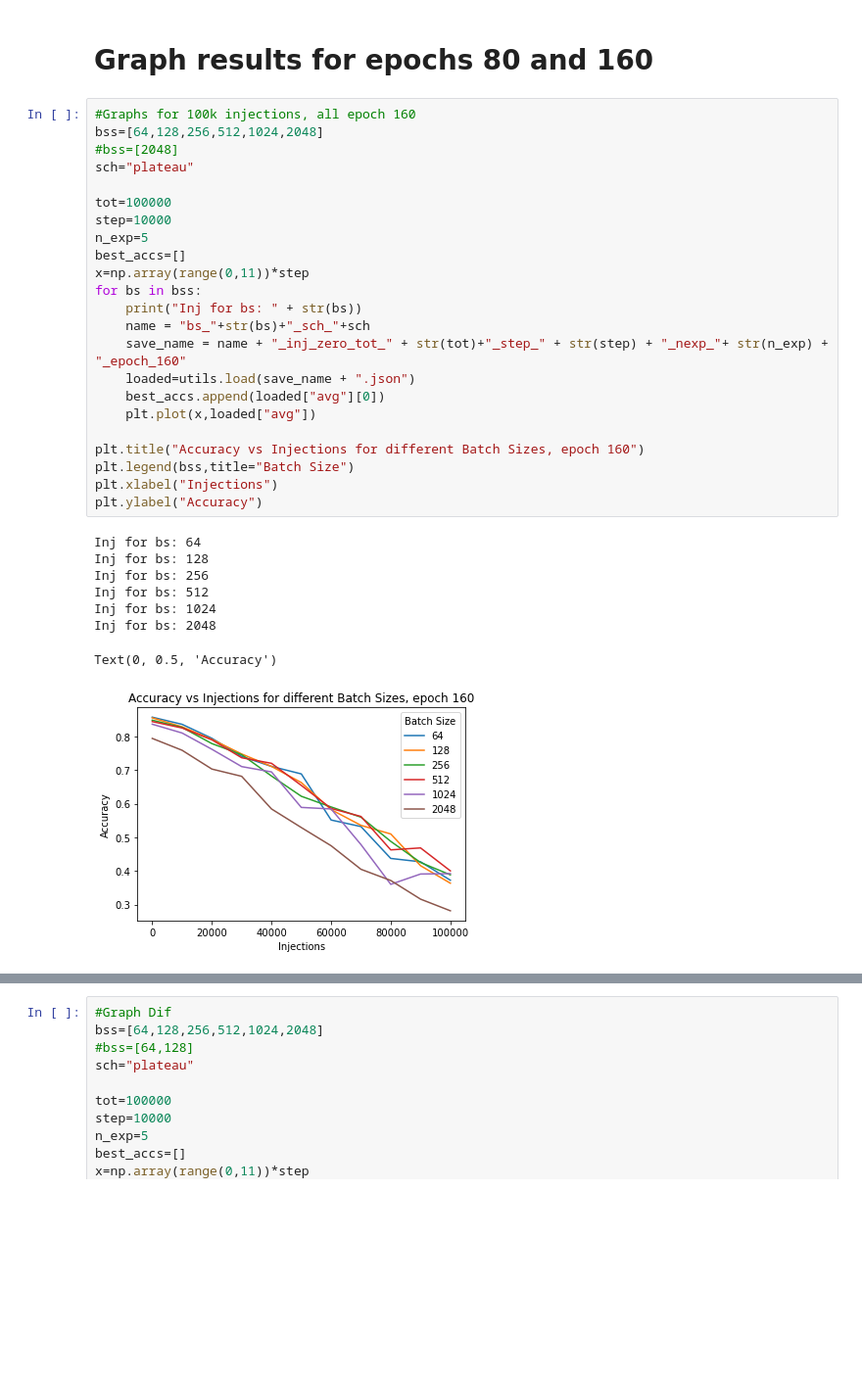
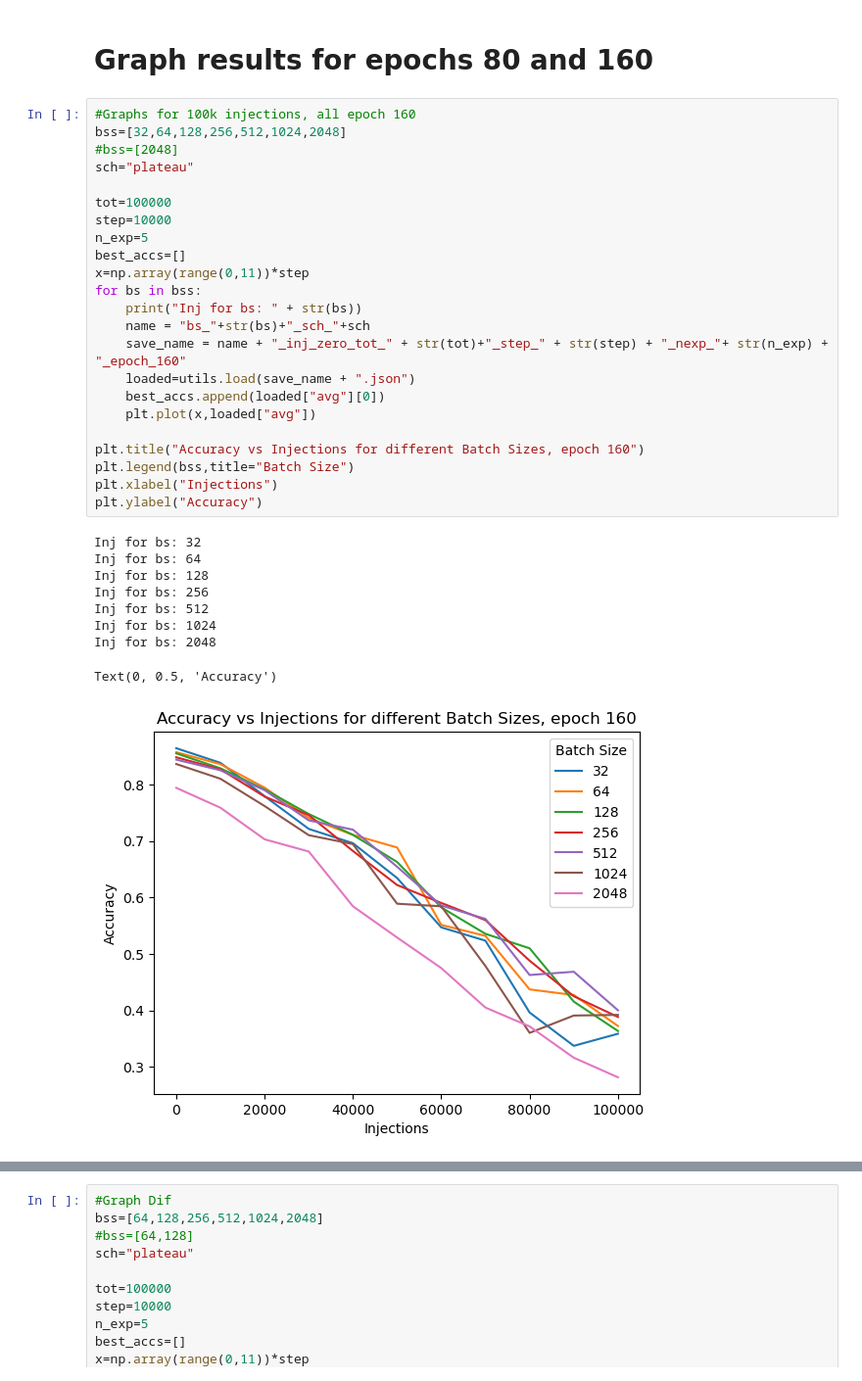
Before and after one commit to ceronvgabriel/MSc_Thesis_v2, a Jupyter notebook: weight_inj_zero.ipynb, the cells around one changed output, grey strips where cells are left out. Shown: that part at 98% size. Cells and saved outputs as stored; diff of their text form; blank space fills up the shorter version.

Commit message:
after adam, graphing weight stats

```diff
--- a/weight_inj_zero.ipynb
+++ b/weight_inj_zero.ipynb
@@ -624,35 +618,36 @@ test_acc_of_best
 # Graph results for epochs 80 and 160
 # %%
 #Graphs for 100k injections, all epoch 160
-bss=[64,128,256,512,1024,2048]
+bss=[32,64,128,256,512,1024,2048]
 #bss=[2048]
 sch="plateau"
 
 tot=100000
 step=10000
 n_exp=5
 best_accs=[]
 x=np.array(range(0,11))*step
 for bs in bss:
     print("Inj for bs: " + str(bs))
     name = "bs_"+str(bs)+"_sch_"+sch
     save_name = name + "_inj_zero_tot_" + str(tot)+"_step_" + str(step) + "_nexp_"+ str(n_exp) + "_epoch_160"
     loaded=utils.load(save_name + ".json")
     best_accs.append(loaded["avg"][0])
     plt.plot(x,loaded["avg"])
 
 plt.title("Accuracy vs Injections for different Batch Sizes, epoch 160")
 plt.legend(bss,title="Batch Size")
 plt.xlabel("Injections")
 plt.ylabel("Accuracy")
 # %% [output]
+Inj for bs: 32
 Inj for bs: 64
 Inj for bs: 128
 Inj for bs: 256
 Inj for bs: 512
 Inj for bs: 1024
 Inj for bs: 2048
 Text(0, 0.5, 'Accuracy')
-[figure, old version]
+[figure, new version]
 # %%
 #Graphs for 100k injections, all epoch 80
```
Also changed, not shown: parts of 8 cells of this notebook, 8 other files.
